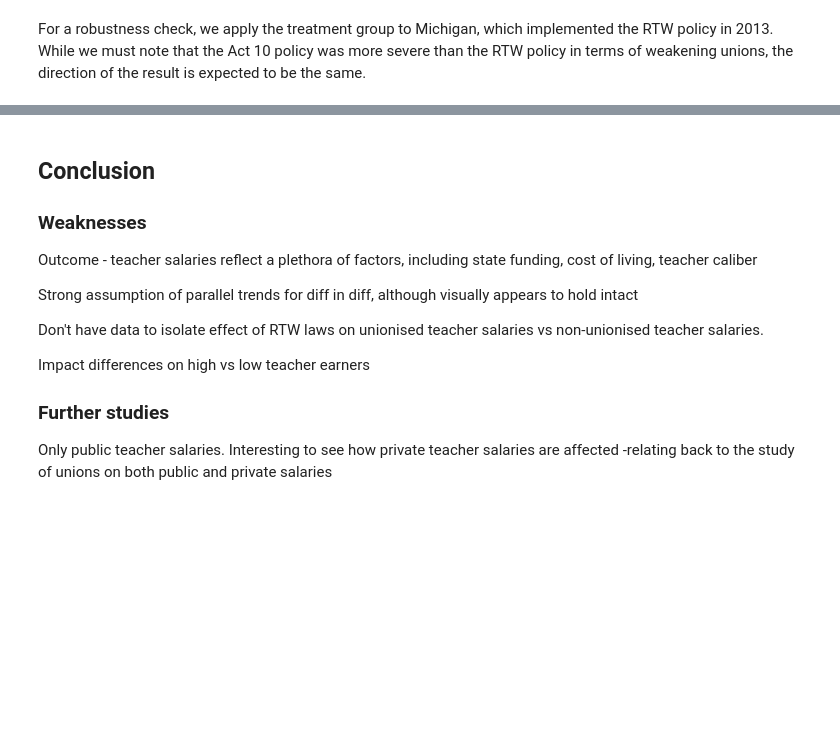
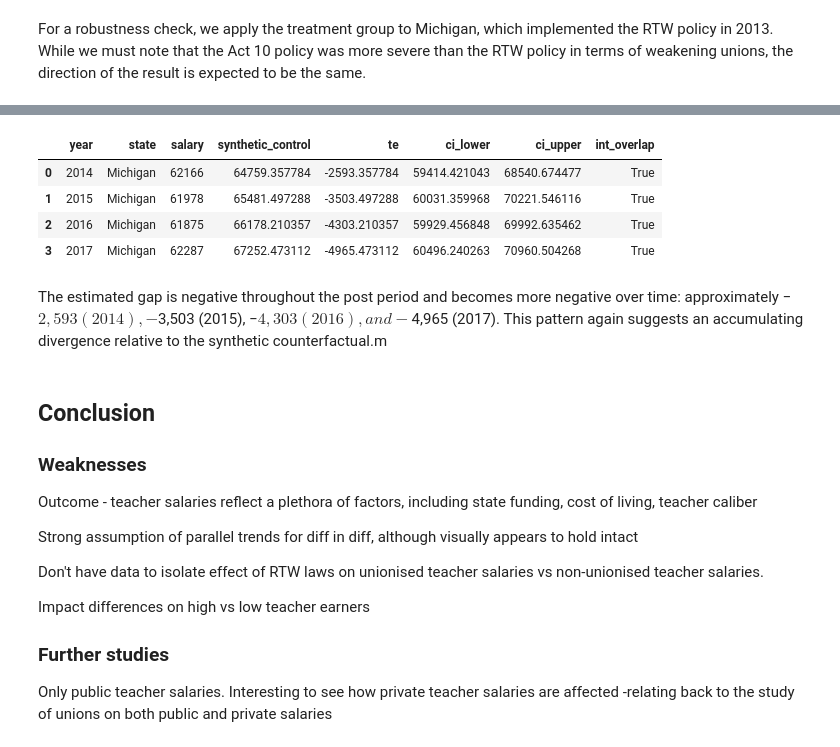
Before and after one commit to ricochn02/526-project, a Jupyter notebook: report.ipynb, the cells around one changed output, grey strips where cells are left out. Saved outputs shown, nothing was run; the diff lists cells and outputs as text; code cells hidden in the pictures; blank space fills up the shorter version.

```diff
--- a/report.ipynb
+++ b/report.ipynb
@@ -640,11 +640,44 @@ df = pd.merge(df, synth_results, on = ['year'], how = 'left')
 # %%
 # Calculate treatment effects
 df['te'] = df['salary'] - df['synthetic_control']
 
 df_te_mi = df[df['st'] == 'MI']
 df_te_mi = df_te_mi[df_te_mi['after_treatment'] == True]
 df_te_mi = df_te_mi[['year', 'state', 'salary', 'synthetic_control', 'te']]
 df_te_mi
+
+df_te_wi["pct_change"] = df_te_wi["te"] / df_te_wi["synthetic_control"] * 100
+
+# Extract confidence intervals
+ci_df = (
+    result.CI_all_gaussian[["Lower", "Upper"]]
+    .reset_index()
+    .rename(columns={"Time": "year"})
+)
+
+ci_df["ci_lower"] = scaler.inverse_transform(ci_df[["Lower"]]).ravel()
+ci_df["ci_upper"] = scaler.inverse_transform(ci_df[["Upper"]]).ravel()
+
+df_te_mi["year"] = df_te_mi["year"].astype(int)
+ci_df["year"] = ci_df["year"].astype(int)
+
+df_te_mi = df_te_mi.merge(
+    ci_df[["year", "ci_lower", "ci_upper"]],
+    on="year",
+    how="left"
+)
+
+df_te_mi["int_overlap"] = df_te_mi["salary"].between(df_te_mi["ci_lower"], df_te_mi["ci_upper"])
+
+df_te_mi
+# %% [output]
+|  | year | state | salary | synthetic_control | te | ci_lower | ci_upper | int_overlap |
+| 0 | 2014 | Michigan | 62166 | 64759.357784 | -2593.357784 | 59414.421043 | 68540.674477 | True |
+| 1 | 2015 | Michigan | 61978 | 65481.497288 | -3503.497288 | 60031.359968 | 70221.546116 | True |
+| 2 | 2016 | Michigan | 61875 | 66178.210357 | -4303.210357 | 59929.456848 | 69992.635462 | True |
+| 3 | 2017 | Michigan | 62287 | 67252.473112 | -4965.473112 | 60496.240263 | 70960.504268 | True |
+# %% [markdown]
+The estimated gap is negative throughout the post period and becomes more negative over time: approximately −$2,593 (2014), −$3,503 (2015), −$4,303 (2016), and −$4,965 (2017). This pattern again suggests an accumulating divergence relative to the synthetic counterfactual.m
 # %% [markdown]
 ## Conclusion
 ### Weaknesses
```
Also changed, not shown: parts of 10 cells of this notebook.
